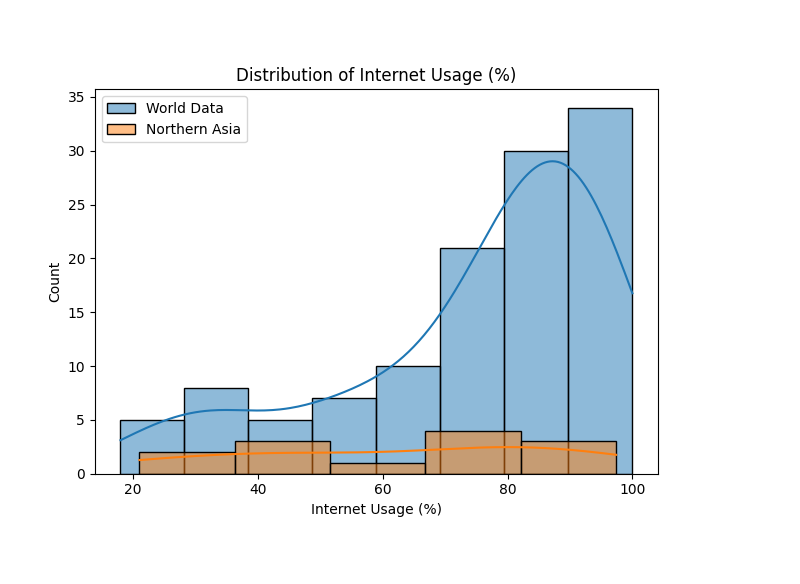
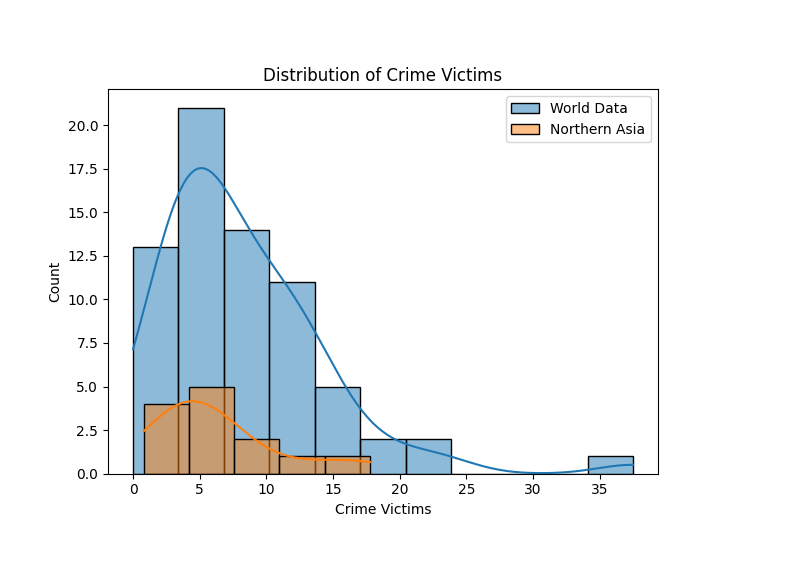
Before and after one commit to TichaonaDamis/Missing-Value-Analysis-and-Imputation-using-Python, a Jupyter notebook: Template - Missing Value Analysis and Imputation (1).ipynb, the cells around one changed output. Drawn from its saved outputs; the diff is of its cells as text; code cells hidden in the pictures.

```diff
--- a/Template - Missing Value Analysis and Imputation (1).ipynb
+++ b/Template - Missing Value Analysis and Imputation (1).ipynb
@@ -473,23 +473,23 @@ plt.show()
 # %%
 # histogram (full data)
 sns.histplot(data = world_df,
-          x    = 'Internet Usage (%)',
+          x    = 'Crime Victims',
           kde  = True,
           label = 'World Data')
 
 # histogram (team's region)
 sns.histplot(data = team6,
-          x    = 'Internet Usage (%)',
+          x    = 'Crime Victims',
           kde  = True,
           label = 'Northern Asia')
 
 # rendering the visual
-plt.title(label = 'Distribution of Internet Usage (%)')
+plt.title(label = 'Distribution of Crime Victims')
 plt.legend()
 plt.tight_layout()
 plt.show()
 # %% [output]
-[figure, old version]
+[figure, new version]
 # %% [markdown]
 <br>
 # %%
```
Also changed, not shown: parts of 5 cells of this notebook.
